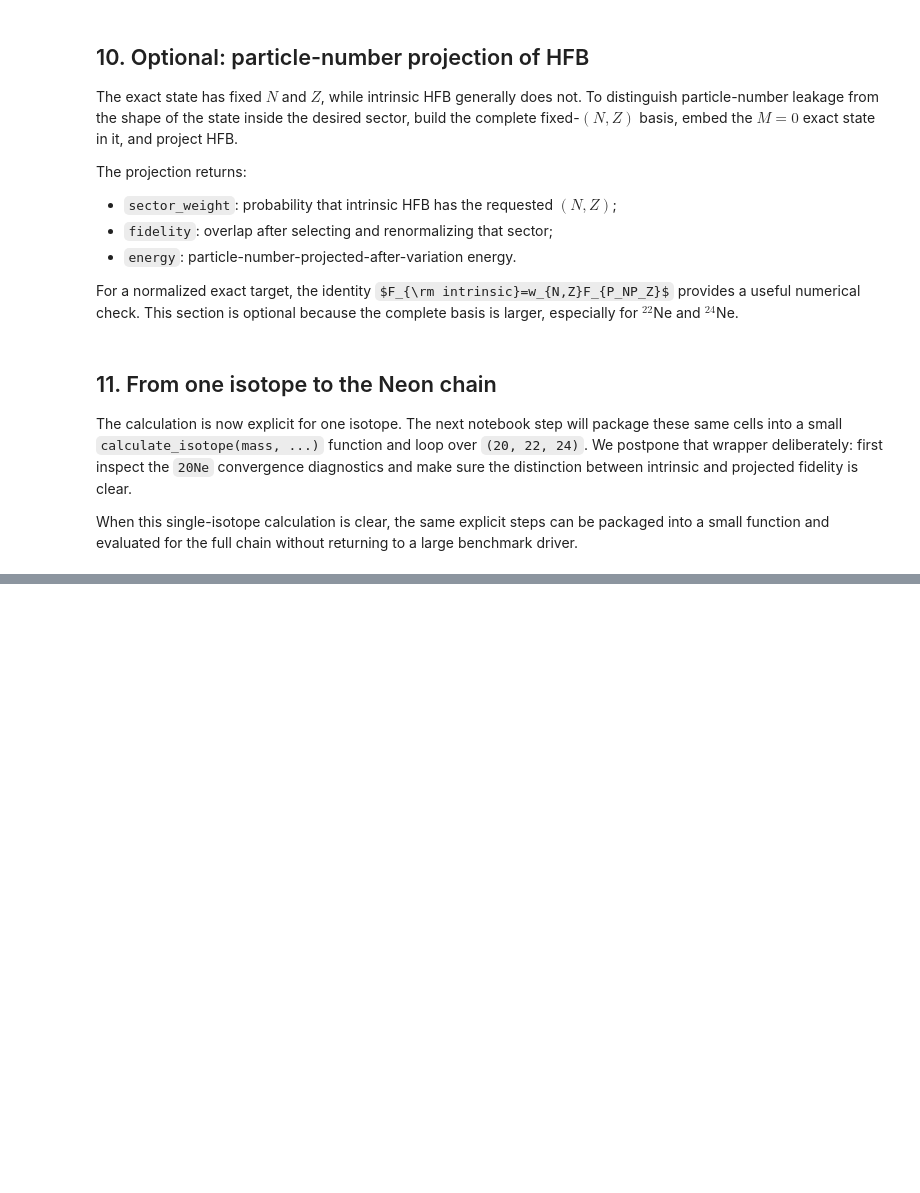
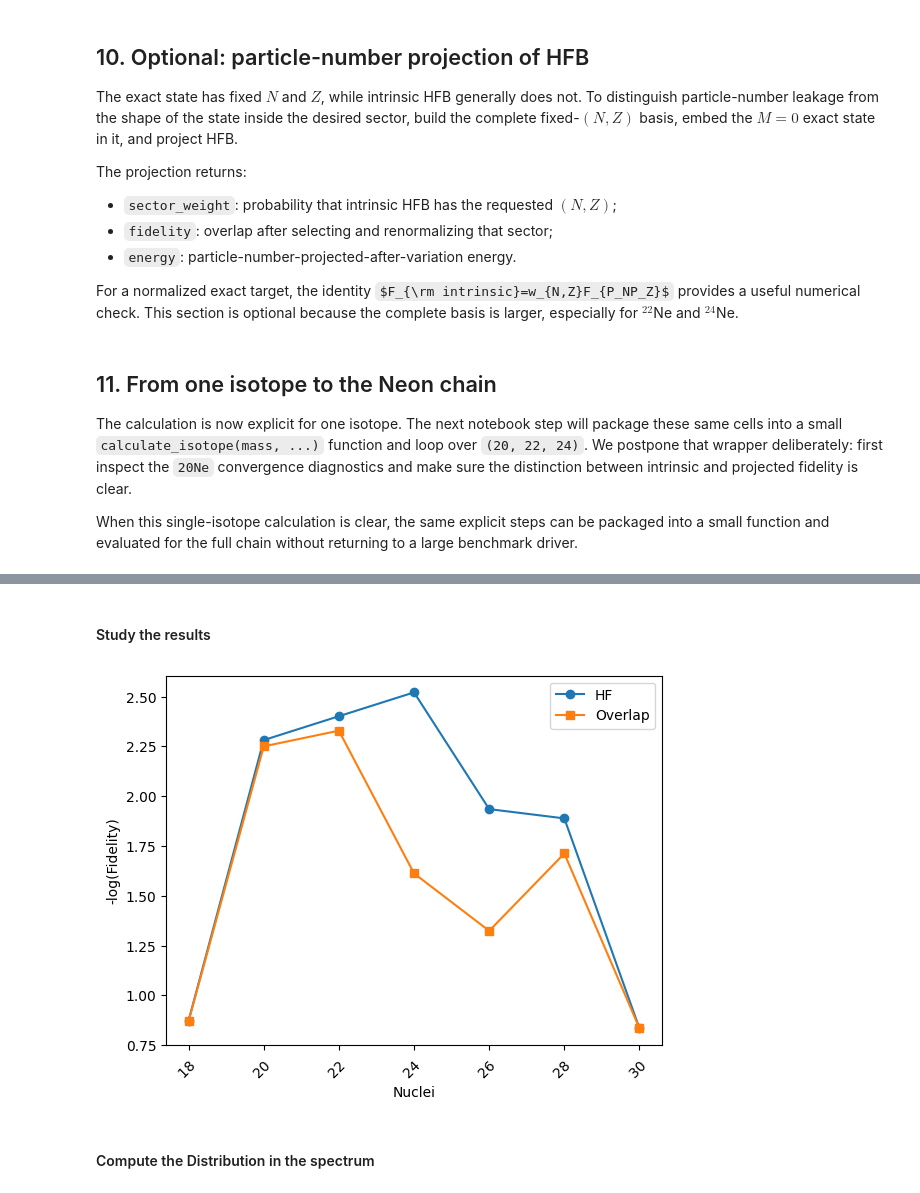
Before and after one commit to emacosta95/QuantumMachineLearningFermions, a Jupyter notebook: NeonHFHFBStepByStep.ipynb, the cells around one changed output, grey strips where cells are left out. Drawn from its saved outputs; the diff is of its cells as text; code cells hidden in the pictures; some formulas as TeX source; blank space fills up the shorter version.

```diff
--- a/NeonHFHFBStepByStep.ipynb
+++ b/NeonHFHFBStepByStep.ipynb
@@ -305,0 +387,8 @@ When this single-isotope calculation is clear, the same explicit steps can be pa
+# %%
+print(data.keys())
+
+valence_protons = data["valence_protons"]
+valence_neutrons = data["valence_neutrons"]
+results = data["results"]
+
+print(data["settings"])
@@ -305,0 +400,5 @@ When this single-isotope calculation is clear, the same explicit steps can be pa
+# %%
+result = results[z][n]
+print(result.keys())
+print(result["energy_solution"].keys())
+print(result["exact"].keys())
@@ -305,0 +410,6 @@ When this single-isotope calculation is clear, the same explicit steps can be pa
+# %%
+for n in valence_neutrons:
+    for z in valence_protons:
+        result = results[z][n]
+        print(result.keys())
+        print(result["energy_solution"].keys())
@@ -305,0 +431,27 @@ When this single-isotope calculation is clear, the same explicit steps can be pa
+# %% [markdown]
+#### Study the results
+# %%
+fidelity_hf = []
+fidelity_overlap = []
+labels = []
+for n in valence_neutrons:
+    for z in valence_protons:
+        result = results[z][n]
+        fidelity_energy = result["energy_solution"]["ground_state_fidelity"]
+        fidelity_hf.append(-np.log(fidelity_energy))
+        fidelity_mov = result["maximum_overlap_solution"]["ground_state_fidelity"]
+        fidelity_overlap.append(-np.log(fidelity_mov))
+
+labels = [f"{16+z+n:>2} " for n in valence_neutrons for z in valence_protons]
+# %%
+plt.plot(fidelity_hf, "o-", label="HF")
+plt.plot(fidelity_overlap, "s-", label="Overlap")
+plt.xlabel("Nuclei")
+plt.ylabel("-log(Fidelity)")
+plt.xticks(ticks=range(len(labels)), labels=labels, rotation=45)
+plt.legend()
+plt.show()
+# %% [output]
+[figure, added]
+# %% [markdown]
+#### Compute the Distribution in the spectrum
```
Also changed, not shown: parts of 22 cells of this notebook, 6 other files.
